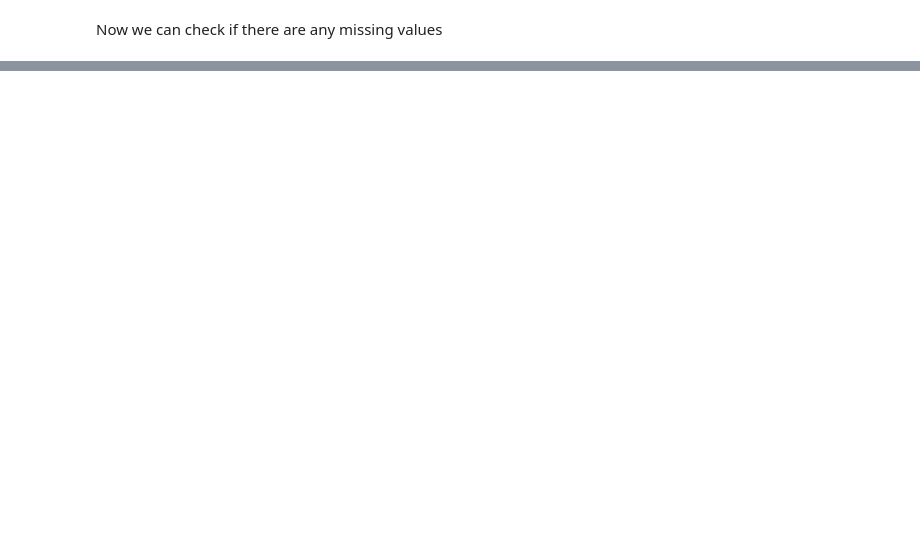
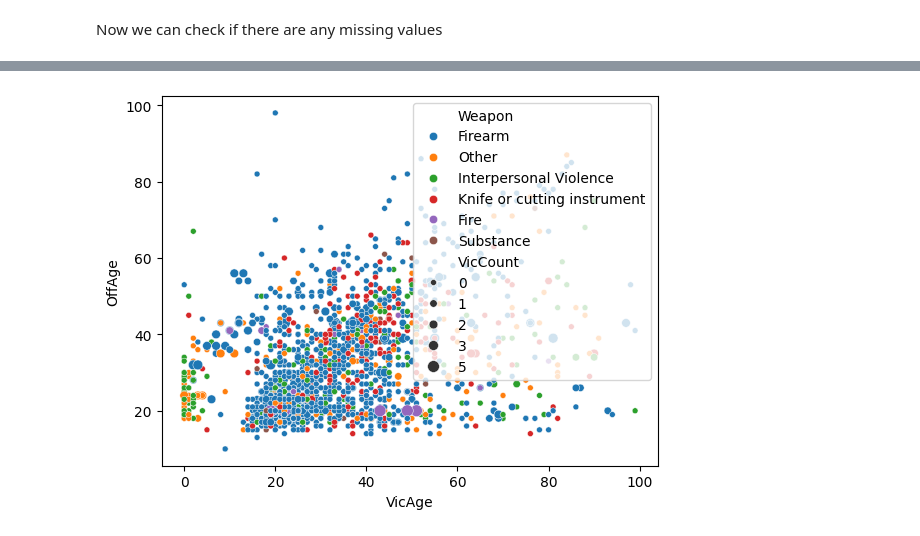
Before and after one commit to RyanErm/designproject, a Jupyter notebook: inital (1).ipynb, the cells around one changed output, grey strips where cells are left out. Drawn from its saved outputs; the diff is of its cells as text; code cells hidden in the pictures; blank space fills up the shorter version.

```diff
--- a/inital (1).ipynb
+++ b/inital (1).ipynb
@@ -112,0 +62,5 @@ print(new_df['OffCount'].unique())
+# %%
+new_df = new_df[new_df['State'] == "Virginia"]
+new_df = new_df[new_df['Year']<=2004]
+new_df = new_df[new_df['Year']>=1998]
+new_df.shape
@@ -112,0 +69,6 @@ print(new_df['OffCount'].unique())
+# %%
+print(new_df['Weapon'].unique())
+new_df["Weapon"] = new_df['Weapon'].replace(["Firearm, type not stated", "Handgun - pistol, revolver, etc", "Other gun", "Rifle", "Shotgun"], 'Firearm')
+new_df["Weapon"] = new_df['Weapon'].replace(["Personal weapons, includes beating", "Blunt object - hammer, club, etc", "Pushed or thrown out window", "Strangulation - hanging"], 'Interpersonal Violence')
+new_df["Weapon"] = new_df['Weapon'].replace(["Narcotics or drugs, sleeping pills", "Poison - does not include gas"], 'Substance')
+new_df["Weapon"] = new_df['Weapon'].replace(["Other or type unknown", "Asphyxiation - includes death by gas"], "Other")
@@ -112,0 +82,5 @@ print(new_df['OffCount'].unique())
+# %%
+print(new_df['OffAge'].unique())
+#see the value 999, which is a place holder
+new_df["OffAge"] = new_df['OffAge'].replace(999, np.nan)
+print(new_df['OffAge'].unique())
@@ -112,0 +98,6 @@ print(new_df['OffCount'].unique())
+# %%
+
+print(new_df['VicAge'].unique())
+#see the value 999, which is a place holder
+new_df["VicAge"] = new_df['VicAge'].replace(999, np.nan)
+print(new_df['VicAge'].unique())
@@ -112,0 +117,5 @@ print(new_df['OffCount'].unique())
+# %%
+sns.scatterplot(data = new_df, x = "VicAge", y = "OffAge", hue = "Weapon", size = "VicCount")
+plt.show()
+# %% [output]
+[figure, added]
```
Also changed, not shown: parts of 19 cells of this notebook.
